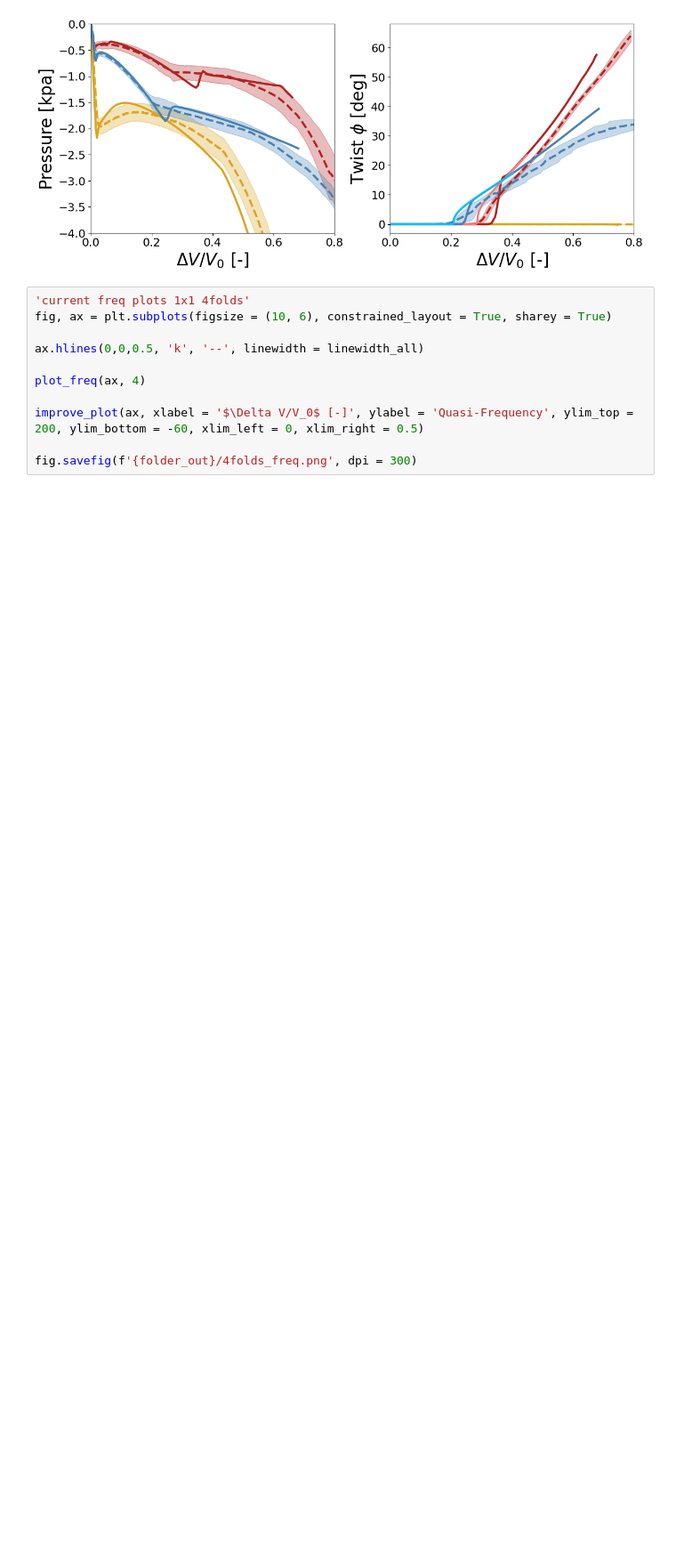
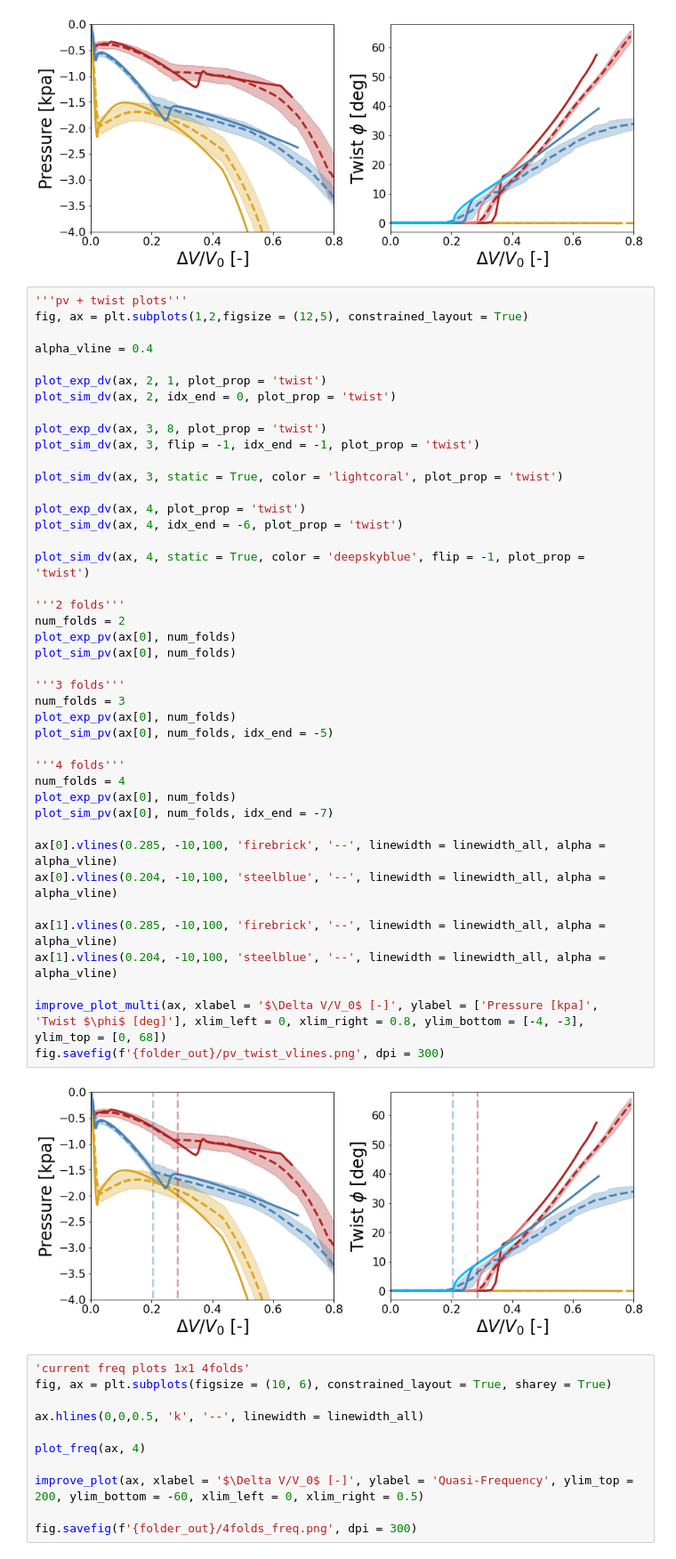
Before and after one commit to bertoldi-collab/buckling-cylinders, a Jupyter notebook: figure_making_ses.ipynb, the cells around one changed output. Shown at 89% size. Drawn from its saved outputs; the diff is of its cells as text; blank space fills up the shorter version.

```diff
--- a/figure_making_ses.ipynb
+++ b/figure_making_ses.ipynb
@@ -430,6 +430,50 @@ improve_plot_multi(ax, xlabel = '$\Delta V/V_0$ [-]', ylabel = ['Pressure [kpa]'
 fig.savefig(f'{folder_out}/pv_twist.png', dpi = 300)
 # %% [output]
 [figure]
+# %%
+'''pv + twist plots'''
+fig, ax = plt.subplots(1,2,figsize = (12,5), constrained_layout = True)
+
+alpha_vline = 0.4
+
+plot_exp_dv(ax, 2, 1, plot_prop = 'twist')
+plot_sim_dv(ax, 2, idx_end = 0, plot_prop = 'twist')
+
+plot_exp_dv(ax, 3, 8, plot_prop = 'twist')
+plot_sim_dv(ax, 3, flip = -1, idx_end = -1, plot_prop = 'twist')
+
+plot_sim_dv(ax, 3, static = True, color = 'lightcoral', plot_prop = 'twist')
+
+plot_exp_dv(ax, 4, plot_prop = 'twist')
+plot_sim_dv(ax, 4, idx_end = -6, plot_prop = 'twist')
+
+plot_sim_dv(ax, 4, static = True, color = 'deepskyblue', flip = -1, plot_prop = 'twist')
+
+'''2 folds'''
+num_folds = 2
+plot_exp_pv(ax[0], num_folds)
+plot_sim_pv(ax[0], num_folds)
+
+'''3 folds'''
+num_folds = 3
+plot_exp_pv(ax[0], num_folds)
+plot_sim_pv(ax[0], num_folds, idx_end = -5)
+
+'''4 folds'''
+num_folds = 4
+plot_exp_pv(ax[0], num_folds)
+plot_sim_pv(ax[0], num_folds, idx_end = -7)
+
+ax[0].vlines(0.285, -10,100, 'firebrick', '--', linewidth = linewidth_all, alpha = alpha_vline)
+ax[0].vlines(0.204, -10,100, 'steelblue', '--', linewidth = linewidth_all, alpha = alpha_vline)
+
+ax[1].vlines(0.285, -10,100, 'firebrick', '--', linewidth = linewidth_all, alpha = alpha_vline)
+ax[1].vlines(0.204, -10,100, 'steelblue', '--', linewidth = linewidth_all, alpha = alpha_vline)
+
+improve_plot_multi(ax, xlabel = '$\Delta V/V_0$ [-]', ylabel = ['Pressure [kpa]', 'Twist $\phi$ [deg]'], xlim_left = 0, xlim_right = 0.8, ylim_bottom = [-4, -3], ylim_top = [0, 68])
+fig.savefig(f'{folder_out}/pv_twist_vlines.png', dpi = 300)
+# %% [output]
+[figure, added]
 # %%
 'current freq plots 1x1 4folds'
 fig, ax = plt.subplots(figsize = (10, 6), constrained_layout = True, sharey = True)
```
Also changed, not shown: 2 other files.
